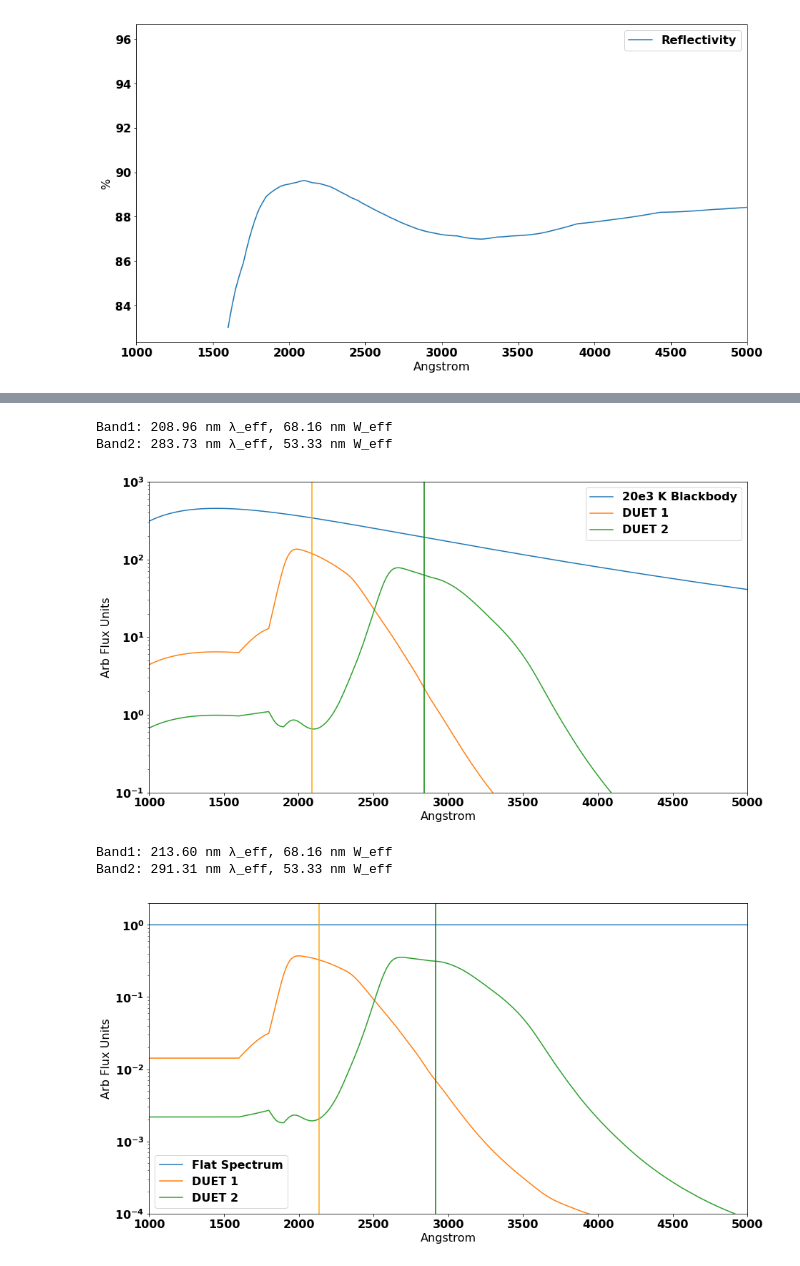
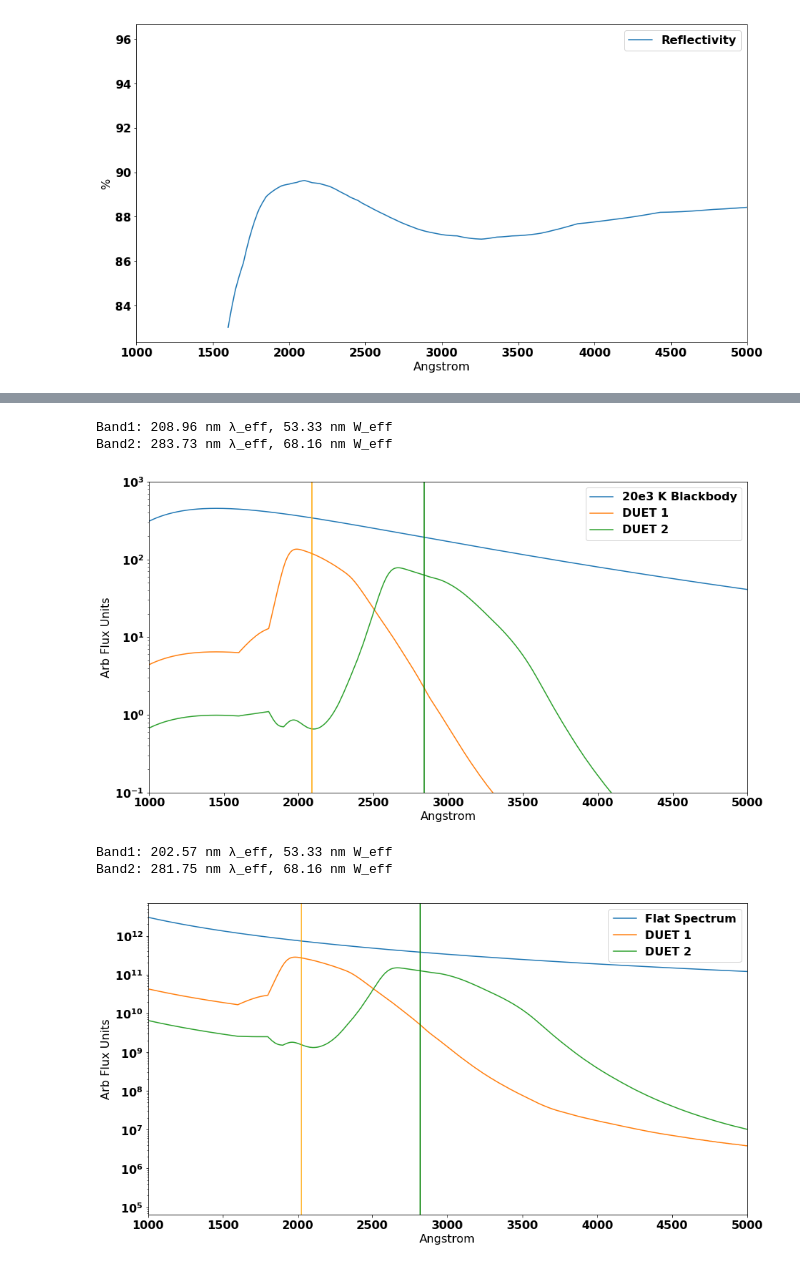
Before and after one commit to bwgref/duet-astro, a Jupyter notebook: notebooks/Filter Description.ipynb, the cells around one changed output, grey strips where cells are left out. Cells and saved outputs as stored; diff of their text form; code cells hidden in the pictures.

```diff
--- a/notebooks/Filter Description.ipynb
+++ b/notebooks/Filter Description.ipynb
@@ -263,20 +265,26 @@ t2 = band2 / flux
 w1 = (dλ * t1.sum() / t1.max()).to(u.nm)
 w2 = (dλ * t2.sum() / t2.max()).to(u.nm)
 
-print('Band1: {0:0.2f} λ_eff, {1:0.2f} W_eff'.format(λ_eff1, w2))
-print('Band2: {0:0.2f} λ_eff, {1:0.2f} W_eff'.format(λ_eff2, w1))
+print('Band1: {0:0.2f} λ_eff, {1:0.2f} W_eff'.format(λ_eff1, w1))
+print('Band2: {0:0.2f} λ_eff, {1:0.2f} W_eff'.format(λ_eff2, w2))
 
 
 
 plt.show()
 # %% [output]
-Band1: 208.96 nm λ_eff, 68.16 nm W_eff
-Band2: 283.73 nm λ_eff, 53.33 nm W_eff
+Band1: 208.96 nm λ_eff, 53.33 nm W_eff
+Band2: 283.73 nm λ_eff, 68.16 nm W_eff
 [figure]
 # %%
-flux = np.zeros_like(wave.value)
-flux += 1
-flux *= FLAM
+# AB mag version
+
+from astropy.modeling.blackbody import FNU
+
+flat_model =  np.zeros_like(wave.value)
+flat_model += 1
+flat_model *= FNU
+flux = flat_model.to(FLAM, u.spectral_density(wave))
+
 band1 = apply_filters(wave, flux, band=1)
 band2 = apply_filters(wave, flux, band=2)
 fig = plt.figure(figsize = (15, 8))
@@ -287,36 +295,36 @@ ax.plot(wave, band1, label='DUET 1')
 ax.plot(wave, band2, label='DUET 2')
 
 ax.set_yscale('Log')
 ax.set_xlim([1000, 5000])
-ax.set_ylim([1e-4, 2])
+#ax.set_ylim([1e-4, 2])
 
 
 ax.legend()
 ax.set_xlabel('Angstrom')
 ax.set_ylabel('Arb Flux Units')
 
 
 
 λ_eff1 = ((band1*wave).sum() / (band1.sum())).to(u.nm)
 λ_eff2 = ((band2*wave).sum() / (band2.sum())).to(u.nm)
 
 ax.axvline(λ_eff1.to(u.AA).value, color ='orange')
 ax.axvline(λ_eff2.to(u.AA).value, color = 'green')
 
 dλ = wave[1] - wave[0]
 t1 = band1 / flux
 t2 = band2 / flux
 
 w1 = (dλ * t1.sum() / t1.max()).to(u.nm)
 w2 = (dλ * t2.sum() / t2.max()).to(u.nm)
 
-print('Band1: {0:0.2f} λ_eff, {1:0.2f} W_eff'.format(λ_eff1, w2))
-print('Band2: {0:0.2f} λ_eff, {1:0.2f} W_eff'.format(λ_eff2, w1))
+print('Band1: {0:0.2f} λ_eff, {1:0.2f} W_eff'.format(λ_eff1, w1))
+print('Band2: {0:0.2f} λ_eff, {1:0.2f} W_eff'.format(λ_eff2, w2))
 
 
 
 plt.show()
 # %% [output]
-Band1: 213.60 nm λ_eff, 68.16 nm W_eff
-Band2: 291.31 nm λ_eff, 53.33 nm W_eff
+Band1: 202.57 nm λ_eff, 53.33 nm W_eff
+Band2: 281.75 nm λ_eff, 68.16 nm W_eff
-[figure, old version]
+[figure, new version]
```
Also changed, not shown: parts of 5 cells of this notebook, 1 other file.
